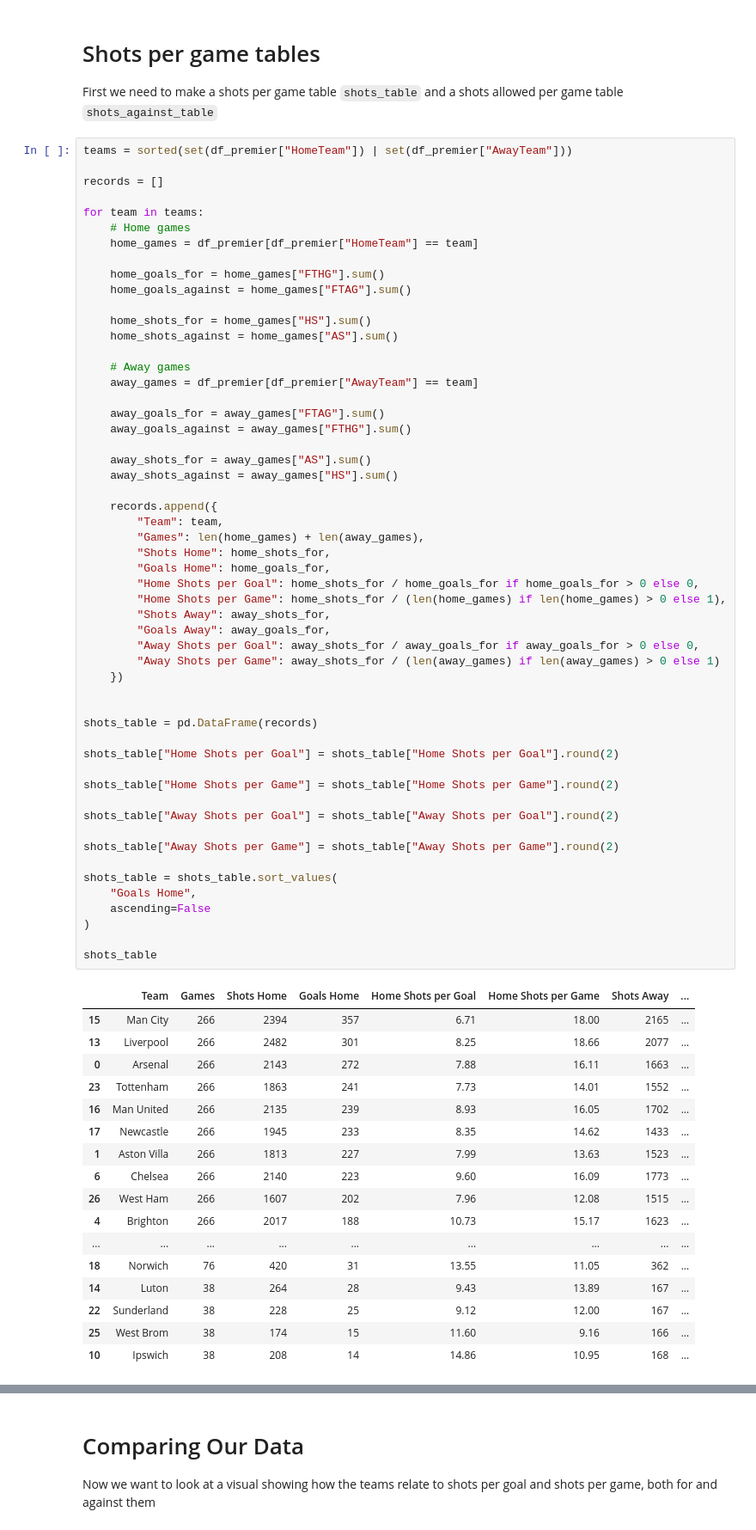
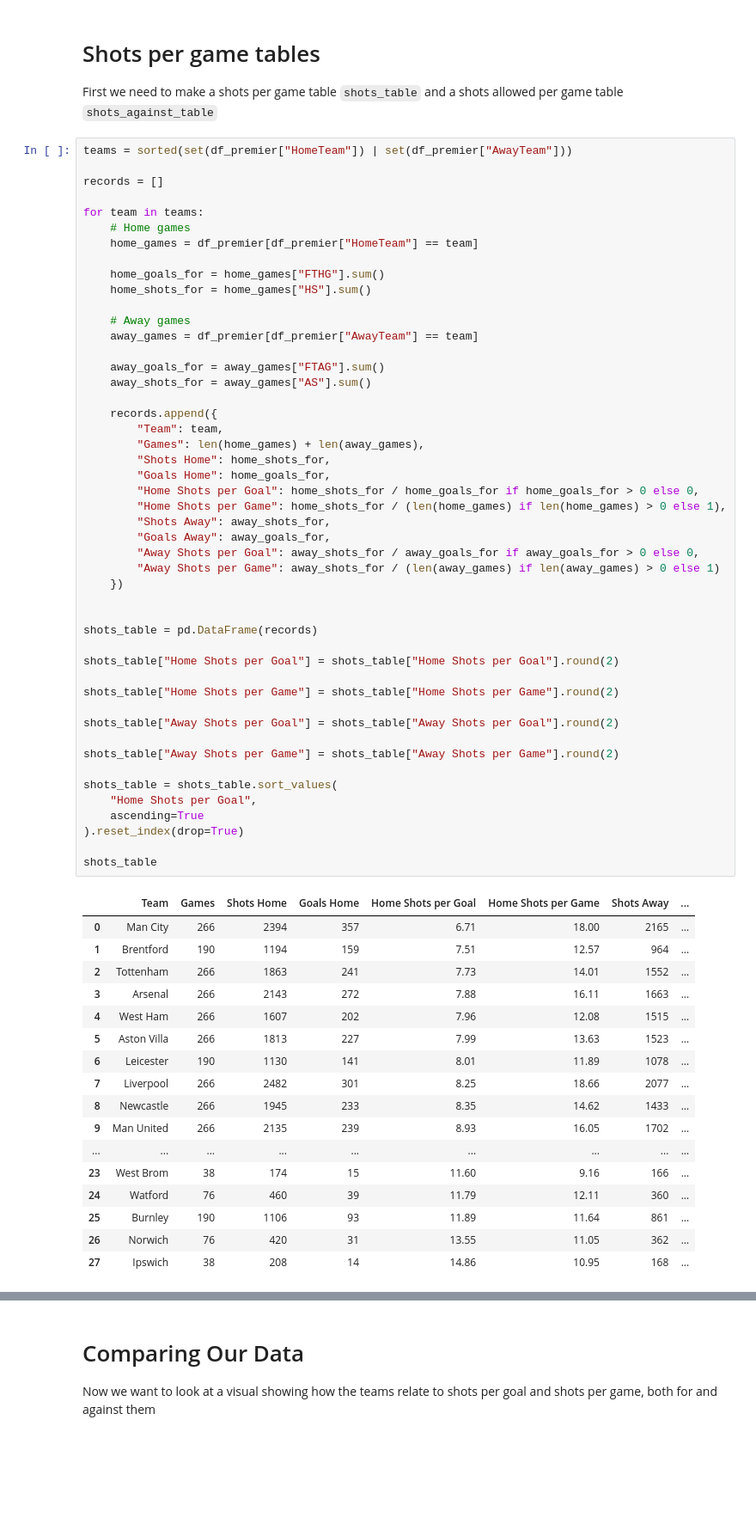
Before and after one commit to hankike/Premier_Prediction, a Jupyter notebook: notebooks/02shots.ipynb, the cells around one changed output, grey strips where cells are left out. Shown at 86% size. Drawn from its saved outputs; the diff is of its cells as text; blank space fills up the shorter version.

Commit message:
Updated shots notebook to elim duplicated code

```diff
--- a/notebooks/02shots.ipynb
+++ b/notebooks/02shots.ipynb
@@ -23,68 +23,62 @@ for team in teams:
     home_games = df_premier[df_premier["HomeTeam"] == team]
 
     home_goals_for = home_games["FTHG"].sum()
-    home_goals_against = home_games["FTAG"].sum()
-
     home_shots_for = home_games["HS"].sum()
-    home_shots_against = home_games["AS"].sum()
 
     # Away games
     away_games = df_premier[df_premier["AwayTeam"] == team]
 
     away_goals_for = away_games["FTAG"].sum()
-    away_goals_against = away_games["FTHG"].sum()
-
     away_shots_for = away_games["AS"].sum()
-    away_shots_against = away_games["HS"].sum()
 
     records.append({
         "Team": team,
         "Games": len(home_games) + len(away_games),
         "Shots Home": home_shots_for,
         "Goals Home": home_goals_for,
         "Home Shots per Goal": home_shots_for / home_goals_for if home_goals_for > 0 else 0,
         "Home Shots per Game": home_shots_for / (len(home_games) if len(home_games) > 0 else 1),
         "Shots Away": away_shots_for,
         "Goals Away": away_goals_for,
         "Away Shots per Goal": away_shots_for / away_goals_for if away_goals_for > 0 else 0,
         "Away Shots per Game": away_shots_for / (len(away_games) if len(away_games) > 0 else 1)
     })
 
 
 shots_table = pd.DataFrame(records)
 
 shots_table["Home Shots per Goal"] = shots_table["Home Shots per Goal"].round(2)
 
 shots_table["Home Shots per Game"] = shots_table["Home Shots per Game"].round(2)
 
 shots_table["Away Shots per Goal"] = shots_table["Away Shots per Goal"].round(2)
 
 shots_table["Away Shots per Game"] = shots_table["Away Shots per Game"].round(2)
 
 shots_table = shots_table.sort_values(
-    "Goals Home",
-    ascending=False
-)
+    "Home Shots per Goal",
+    ascending=True
+).reset_index(drop=True)
 
 shots_table
 # %% [output]
 |  | Team | Games | Shots Home | Goals Home | Home Shots per Goal | Home Shots per Game | Shots Away | ... |
-| 15 | Man City | 266 | 2394 | 357 | 6.71 | 18.00 | 2165 | ... |
-| 13 | Liverpool | 266 | 2482 | 301 | 8.25 | 18.66 | 2077 | ... |
-| 0 | Arsenal | 266 | 2143 | 272 | 7.88 | 16.11 | 1663 | ... |
-| 23 | Tottenham | 266 | 1863 | 241 | 7.73 | 14.01 | 1552 | ... |
-| 16 | Man United | 266 | 2135 | 239 | 8.93 | 16.05 | 1702 | ... |
-| 17 | Newcastle | 266 | 1945 | 233 | 8.35 | 14.62 | 1433 | ... |
-| 1 | Aston Villa | 266 | 1813 | 227 | 7.99 | 13.63 | 1523 | ... |
-| 6 | Chelsea | 266 | 2140 | 223 | 9.60 | 16.09 | 1773 | ... |
-| 26 | West Ham | 266 | 1607 | 202 | 7.96 | 12.08 | 1515 | ... |
-| 4 | Brighton | 266 | 2017 | 188 | 10.73 | 15.17 | 1623 | ... |
+| 0 | Man City | 266 | 2394 | 357 | 6.71 | 18.00 | 2165 | ... |
+| 1 | Brentford | 190 | 1194 | 159 | 7.51 | 12.57 | 964 | ... |
+| 2 | Tottenham | 266 | 1863 | 241 | 7.73 | 14.01 | 1552 | ... |
+| 3 | Arsenal | 266 | 2143 | 272 | 7.88 | 16.11 | 1663 | ... |
+| 4 | West Ham | 266 | 1607 | 202 | 7.96 | 12.08 | 1515 | ... |
+| 5 | Aston Villa | 266 | 1813 | 227 | 7.99 | 13.63 | 1523 | ... |
+| 6 | Leicester | 190 | 1130 | 141 | 8.01 | 11.89 | 1078 | ... |
+| 7 | Liverpool | 266 | 2482 | 301 | 8.25 | 18.66 | 2077 | ... |
+| 8 | Newcastle | 266 | 1945 | 233 | 8.35 | 14.62 | 1433 | ... |
+| 9 | Man United | 266 | 2135 | 239 | 8.93 | 16.05 | 1702 | ... |
 | ... | ... | ... | ... | ... | ... | ... | ... | ... |
-| 18 | Norwich | 76 | 420 | 31 | 13.55 | 11.05 | 362 | ... |
-| 14 | Luton | 38 | 264 | 28 | 9.43 | 13.89 | 167 | ... |
-| 22 | Sunderland | 38 | 228 | 25 | 9.12 | 12.00 | 167 | ... |
-| 25 | West Brom | 38 | 174 | 15 | 11.60 | 9.16 | 166 | ... |
-| 10 | Ipswich | 38 | 208 | 14 | 14.86 | 10.95 | 168 | ... |
+| 23 | West Brom | 38 | 174 | 15 | 11.60 | 9.16 | 166 | ... |
+| 24 | Watford | 76 | 460 | 39 | 11.79 | 12.11 | 360 | ... |
+| 25 | Burnley | 190 | 1106 | 93 | 11.89 | 11.64 | 861 | ... |
+| 26 | Norwich | 76 | 420 | 31 | 13.55 | 11.05 | 362 | ... |
+| 27 | Ipswich | 38 | 208 | 14 | 14.86 | 10.95 | 168 | ... |
 # %%
 teams = sorted(set(df_premier["HomeTeam"]) | set(df_premier["AwayTeam"]))
 
```
Also changed, not shown: parts of 1 cell of this notebook.
